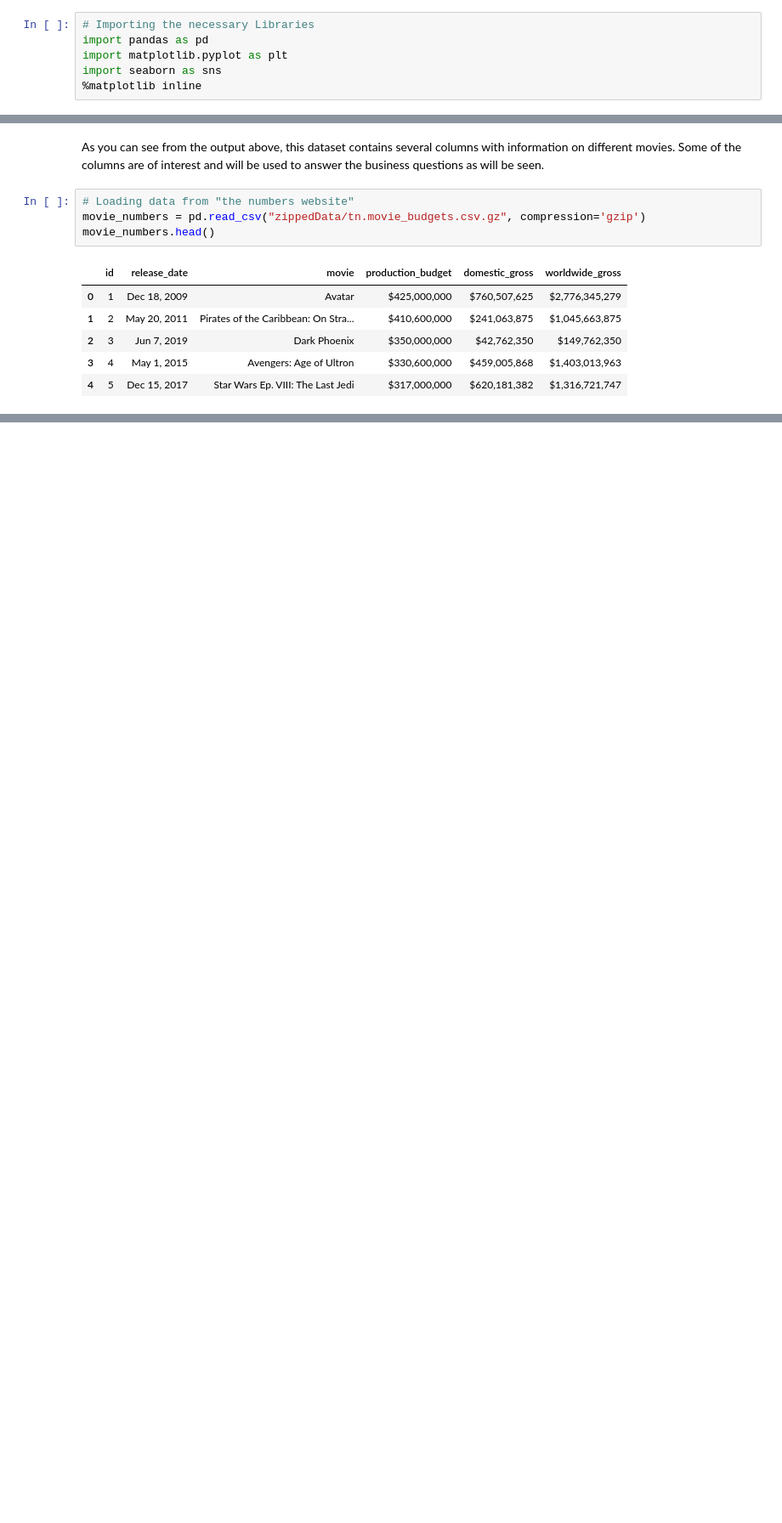
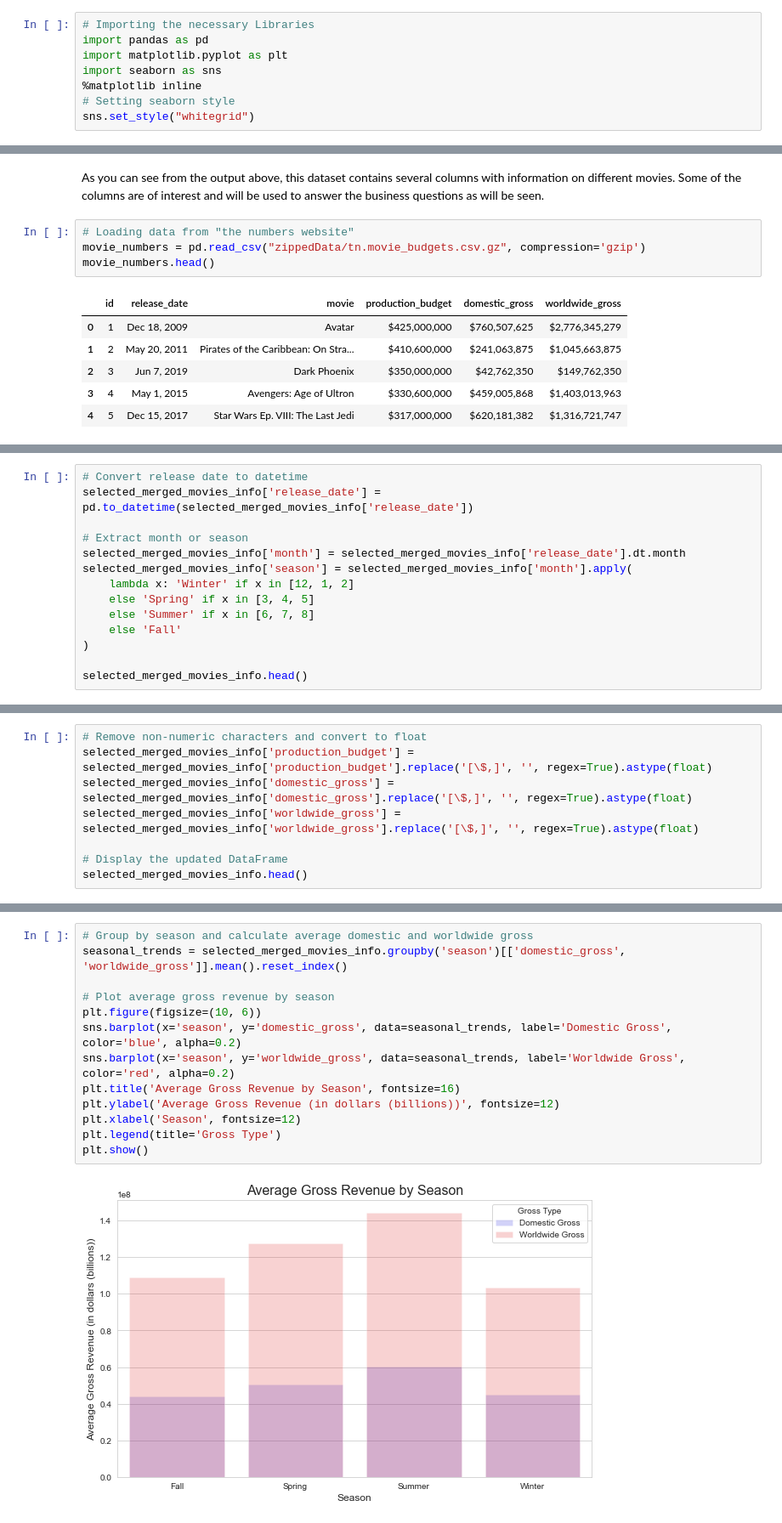
Before and after one commit to billysambasi/Group7_Phase_2_Project, a Jupyter notebook: student-bs.ipynb, the cells around one changed output, grey strips where cells are left out. Shown at 85% size. Cells and saved outputs as stored; diff of their text form; blank space fills up the shorter version.

```diff
--- a/student-bs.ipynb
+++ b/student-bs.ipynb
@@ -37,6 +37,8 @@ import pandas as pd
 import matplotlib.pyplot as plt
 import seaborn as sns
 %matplotlib inline
+# Setting seaborn style
+sns.set_style("whitegrid")
 # %%
 # Loading the data from the different datasets
 box_office_mojo = pd.read_csv("zippedData/bom.movie_gross.csv.gz", compression='gzip')
@@ -280,0 +311,14 @@ selected_merged_movies.head()
+# %%
+# Convert release date to datetime
+selected_merged_movies_info['release_date'] = pd.to_datetime(selected_merged_movies_info['release_date'])
+
+# Extract month or season
+selected_merged_movies_info['month'] = selected_merged_movies_info['release_date'].dt.month
+selected_merged_movies_info['season'] = selected_merged_movies_info['month'].apply(
+    lambda x: 'Winter' if x in [12, 1, 2]
+    else 'Spring' if x in [3, 4, 5]
+    else 'Summer' if x in [6, 7, 8]
+    else 'Fall'
+)
+
+selected_merged_movies_info.head()
@@ -280,0 +370,8 @@ selected_merged_movies.head()
+# %%
+# Remove non-numeric characters and convert to float
+selected_merged_movies_info['production_budget'] = selected_merged_movies_info['production_budget'].replace('[\$,]', '', regex=True).astype(float)
+selected_merged_movies_info['domestic_gross'] = selected_merged_movies_info['domestic_gross'].replace('[\$,]', '', regex=True).astype(float)
+selected_merged_movies_info['worldwide_gross'] = selected_merged_movies_info['worldwide_gross'].replace('[\$,]', '', regex=True).astype(float)
+
+# Display the updated DataFrame
+selected_merged_movies_info.head()
@@ -280,0 +415,15 @@ selected_merged_movies.head()
+# %%
+# Group by season and calculate average domestic and worldwide gross
+seasonal_trends = selected_merged_movies_info.groupby('season')[['domestic_gross', 'worldwide_gross']].mean().reset_index()
+
+# Plot average gross revenue by season
+plt.figure(figsize=(10, 6))
+sns.barplot(x='season', y='domestic_gross', data=seasonal_trends, label='Domestic Gross', color='blue', alpha=0.2)
+sns.barplot(x='season', y='worldwide_gross', data=seasonal_trends, label='Worldwide Gross', color='red', alpha=0.2)
+plt.title('Average Gross Revenue by Season', fontsize=16)
+plt.ylabel('Average Gross Revenue (in dollars (billions))', fontsize=12)
+plt.xlabel('Season', fontsize=12)
+plt.legend(title='Gross Type')
+plt.show()
+# %% [output]
+[figure, added]
```
Also changed, not shown: parts of 36 cells of this notebook.
